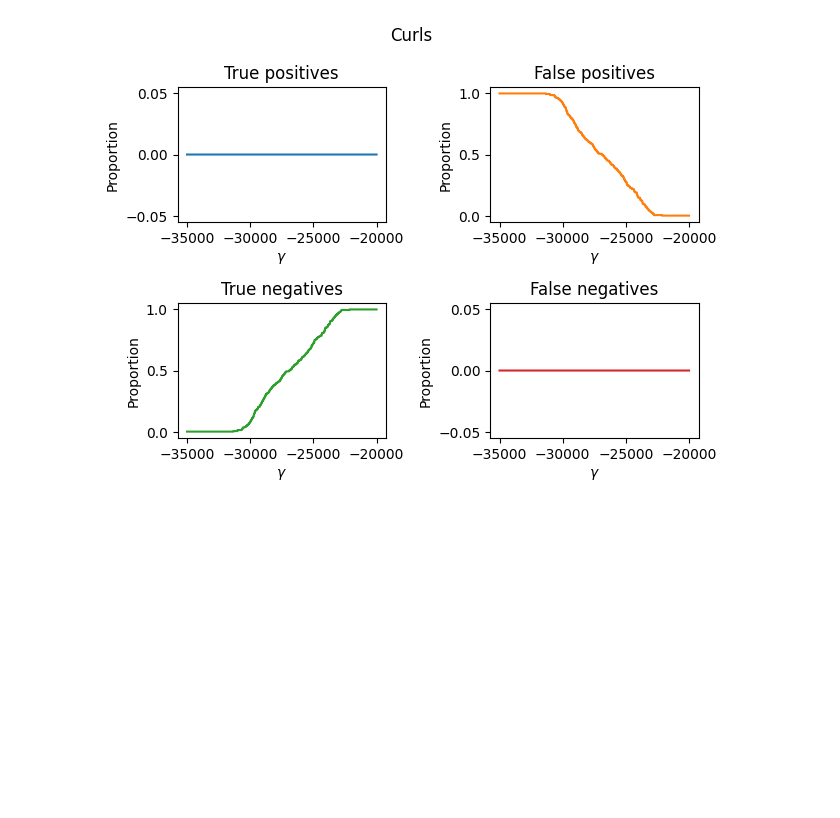
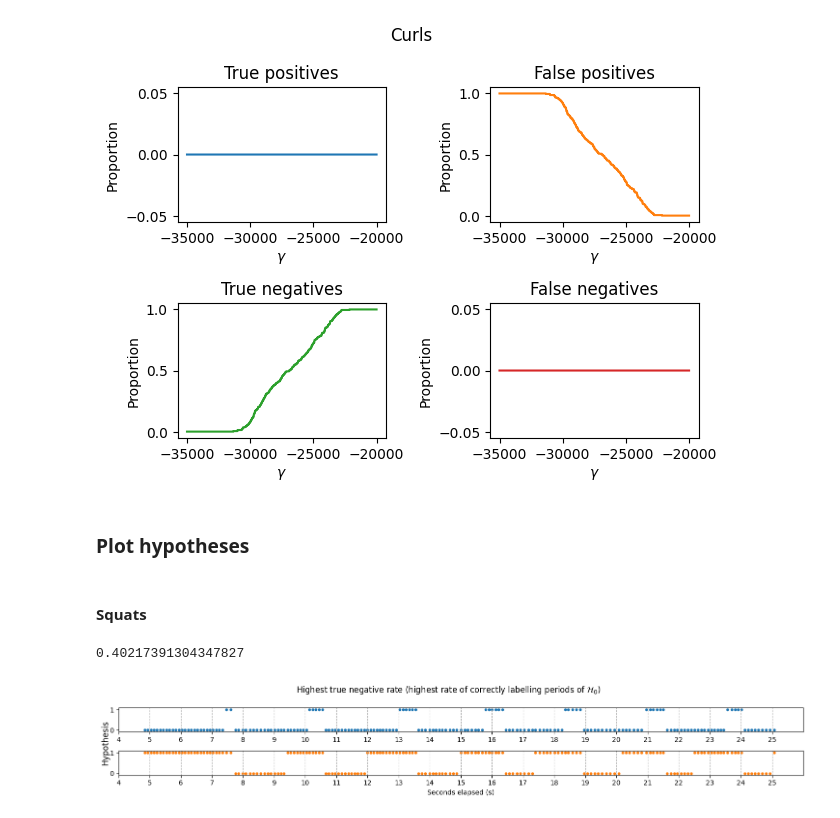
Before and after one commit to sjb296/linear-motion-detection, a Jupyter notebook: main.ipynb, the cells around one changed output. Saved outputs shown, nothing was run; the diff lists cells and outputs as text; code cells hidden in the pictures; blank space fills up the shorter version.

```diff
--- a/main.ipynb
+++ b/main.ipynb
@@ -421,11 +400,13 @@ Clear separation visible
 # %%
 def side_by_side_hyps(x, y1, y2, left, right, s=1):
     """Plot two sets of hypotheses side by side."""
-    plt.figure(figsize=(15, 4))
+    fig = plt.figure(figsize=(15, 2.5))
+    fig.supylabel("Hypothesis")
 
     plt.subplot(2, 1, 1)
     plt.yticks([0, 1])
     plt.xlim(left, right)
+    plt.ylim(-0.1, 1.1)
     plt.xticks(np.arange(left, right, 1))
     plt.grid(axis="x", linestyle="--")
     ax1 = plt.scatter(x, y1, s=s, color="tab:blue")
@@ -433,6 +414,7 @@ def side_by_side_hyps(x, y1, y2, left, right, s=1):
     plt.subplot(2, 1, 2)
     plt.yticks([0, 1])
     plt.xlim(left, right)
+    plt.ylim(-0.1, 1.1)
     plt.xticks(np.arange(left, right, 1))
     plt.grid(axis="x", linestyle="--")
     ax2 = plt.scatter(x, y2, s=s, color="tab:orange")
@@ -572,3 +570,23 @@ plot_class_metrics(
 )
 # %% [output]
 [figure]
+# %% [markdown]
+### Plot hypotheses
+# %% [markdown]
+#### Squats
+# %%
+# Highest true negative rate
+side_by_side_hyps(
+    squat_df_trim_s["seconds_elapsed"],
+    squat_hyp_sets[np.argmax(squat_true_neg_arr)],
+    squat_df_trim_s["hypothesis"],
+    4,
+    26,
+    s=10
+)
+plt.suptitle("Highest true negative rate (highest rate of correctly labelling periods of $\mathcal{H}_0$)")
+plt.tight_layout()
+print(max(squat_true_neg_arr))
+# %% [output]
+0.40217391304347827
+[figure, added]
```
Also changed, not shown: parts of 15 cells of this notebook.
